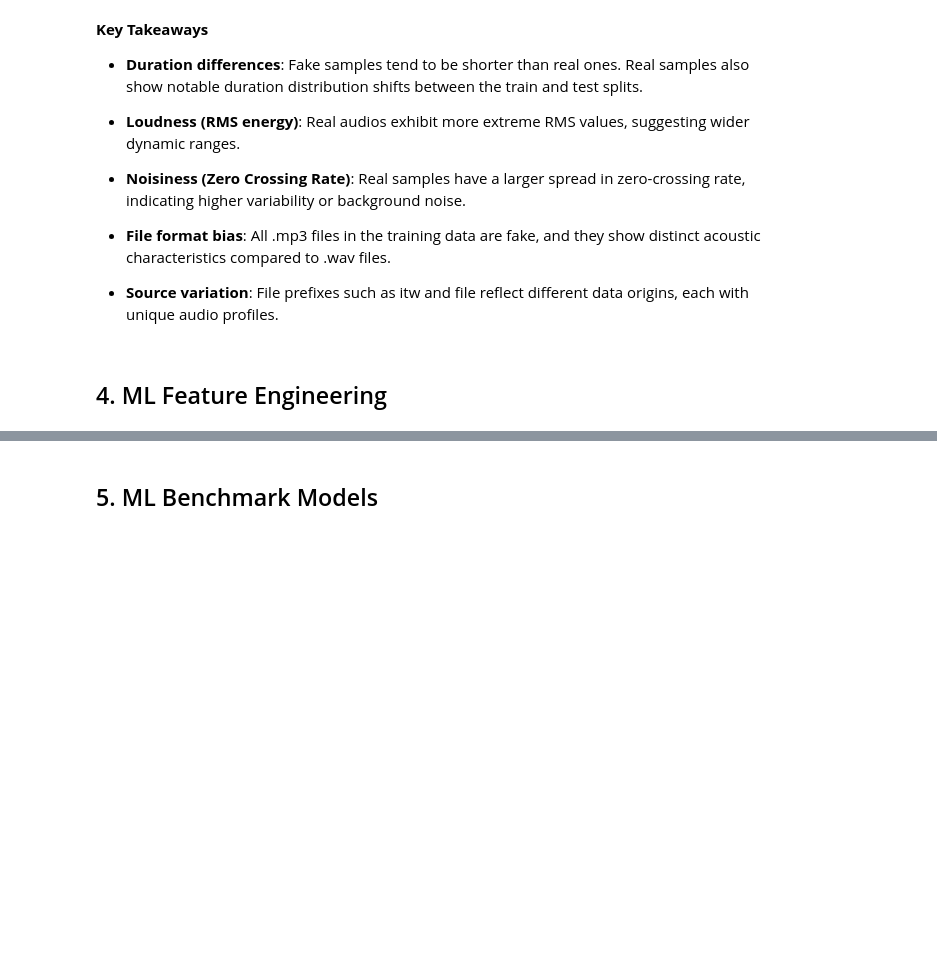
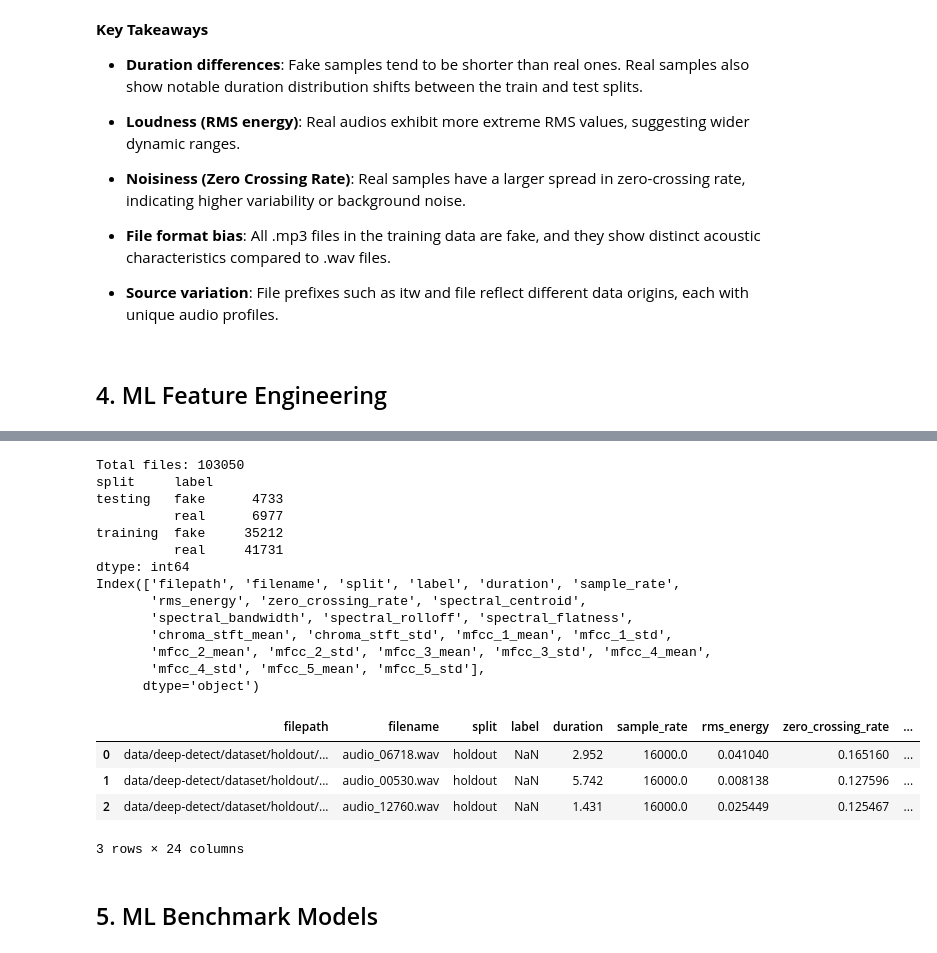
Before and after one commit to Ardacandra/deepdetect_audio_deepfake_detection_challenge, a Jupyter notebook: nb_final_submission_draft.ipynb, the cells around one changed output, grey strips where cells are left out. Drawn from its saved outputs; the diff is of its cells as text; code cells hidden in the pictures; blank space fills up the shorter version.

```diff
--- a/nb_final_submission_draft.ipynb
+++ b/nb_final_submission_draft.ipynb
@@ -690,3 +794,30 @@ plt.show()
+# %%
+df = pd.read_csv(os.path.join(OUTPUT_PATH, "nb_final_submission__04_ml_feat_eng__extensive_audio_feats.csv"))
+
+print(f"\nTotal files: {len(df)}")
+print(df.groupby(["split", "label"]).size())
+print(df.columns)
+df.head(3)
+# %% [output]
+Total files: 103050
+split     label
+testing   fake      4733
+          real      6977
+training  fake     35212
+          real     41731
+dtype: int64
+Index(['filepath', 'filename', 'split', 'label', 'duration', 'sample_rate',
+       'rms_energy', 'zero_crossing_rate', 'spectral_centroid',
+       'spectral_bandwidth', 'spectral_rolloff', 'spectral_flatness',
+       'chroma_stft_mean', 'chroma_stft_std', 'mfcc_1_mean', 'mfcc_1_std',
+       'mfcc_2_mean', 'mfcc_2_std', 'mfcc_3_mean', 'mfcc_3_std', 'mfcc_4_mean',
+       'mfcc_4_std', 'mfcc_5_mean', 'mfcc_5_std'],
+      dtype='object')
+|  | filepath | filename | split | label | duration | sample_rate | rms_energy | zero_crossing_rate | ... |
+| 0 | data/deep-detect/dataset/holdout/... | audio_06718.wav | holdout | NaN | 2.952 | 16000.0 | 0.041040 | 0.165160 | ... |
+| 1 | data/deep-detect/dataset/holdout/... | audio_00530.wav | holdout | NaN | 5.742 | 16000.0 | 0.008138 | 0.127596 | ... |
+| 2 | data/deep-detect/dataset/holdout/... | audio_12760.wav | holdout | NaN | 1.431 | 16000.0 | 0.025449 | 0.125467 | ... |
+3 rows × 24 columns
 # %% [markdown]
 ## 5. ML Benchmark Models
 # %% [markdown]
```
Also changed, not shown: parts of 4 cells of this notebook.
